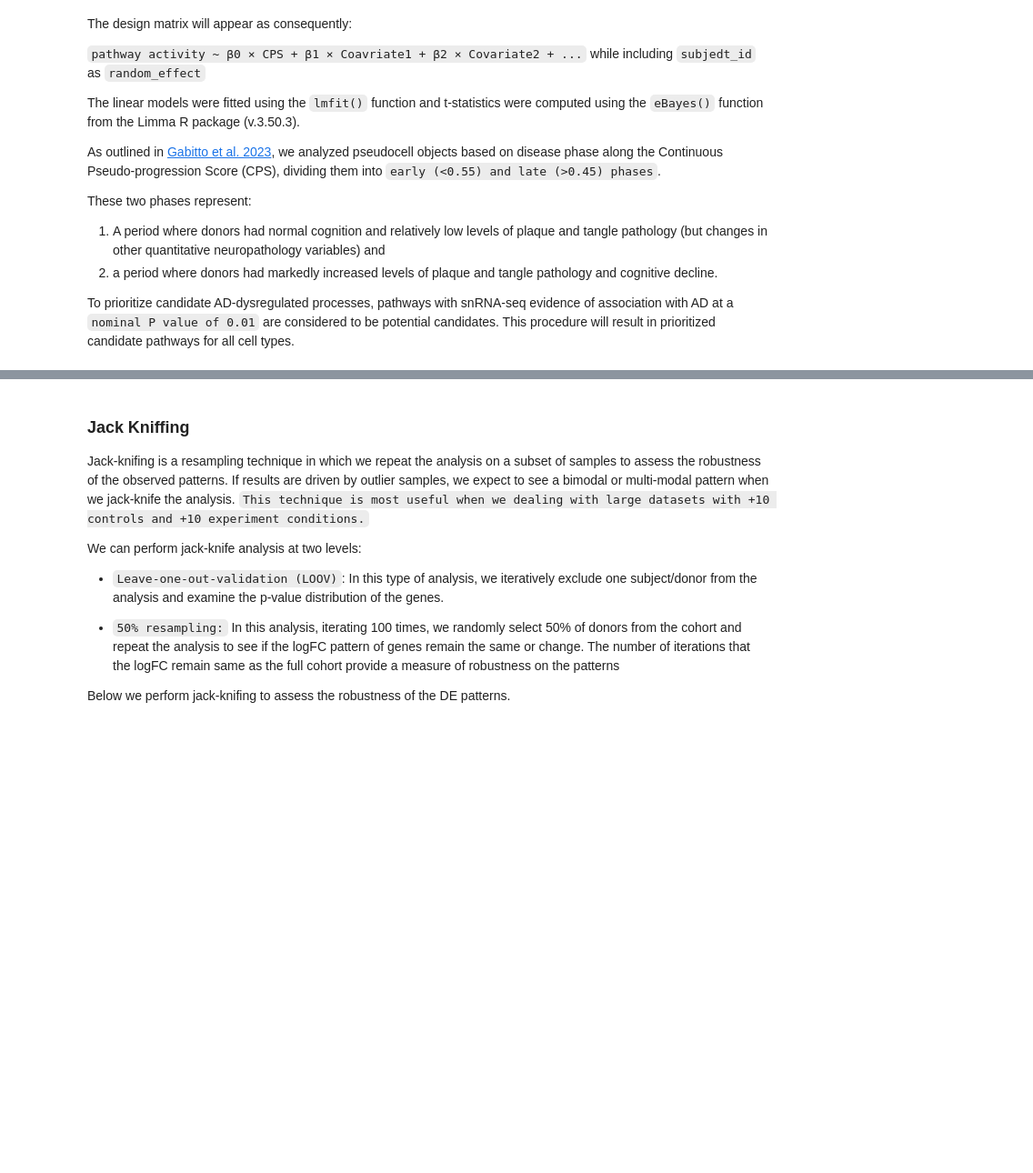
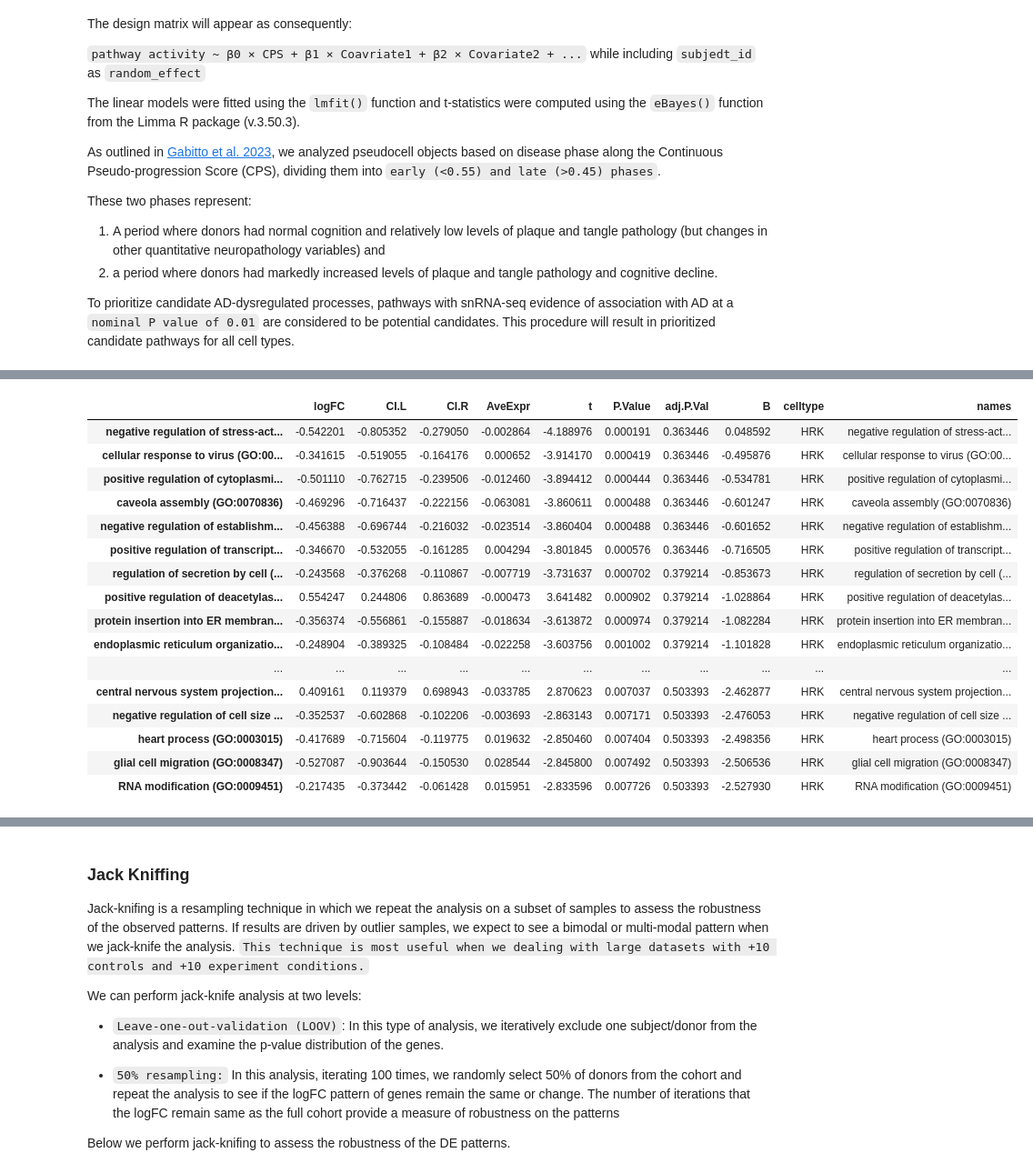
Before and after one commit to TemiLeke/cell_cell_communication, a Jupyter notebook: scripts/pathway_analysis.ipynb, the cells around one changed output, grey strips where cells are left out. Shown: that part at 91% size. Cells and saved outputs as stored; diff of their text form; code cells hidden in the pictures; blank space fills up the shorter version.

```diff
--- a/scripts/pathway_analysis.ipynb
+++ b/scripts/pathway_analysis.ipynb
@@ -824,6 +853,7 @@ if (count_agg_strategy != 'standardbulk') {
             .sconline.FilterGenesByExpr(summed_counts_per_celltype[[cell_type]],
                                         raw_sce = adata_annot[, colData(adata_annot)[, cell_type_column] == cell_type],
                                         threshold = gene_celltype_threshold,
+                                        filter_from = 'raw',
                                         TMMnorm = TRUE,
                                         quantile.norm = FALSE,
                                         prior.count = 0.25)
@@ -1031,7 +1077,7 @@ Here, we instead set `max.sz=500`, as described in the [**GSVA Tutorial**](http:
 %%R -o gsva_scores
 
 gsva_scores = list()
-gene_sets <- c('low_removed_gabitto', 'low_removed_galea')
+gene_sets <- c('low_removed_cura_terms', 'low_removed_bp')
 
 # iterate over celltypes and perform gsva
 for (gs in gene_sets){
@@ -1143,7 +1189,7 @@ if (factor == 'ContinuousPseudoprogressionScore'){
     all_data[[gs]] <- list()
     all_data[[gs]][['fits_all']] = fits
 
-    for (cell_type in names(summed_counts_per_celltype)){
+    for (cell_type in names(all_data[[gs]][['fits_all']])){
       all_data[[gs]][['fits_all']][cell_type][['late_vs_early']] = get_scores(all_data[[gs]][['fits_all']][cell_type][['late_vs_early']])
     }
   }
@@ -1152,7 +1198,7 @@ if (factor == 'ContinuousPseudoprogressionScore'){
 
   for (gs in gene_sets){
 
-    fits = get_fits_cps(gsva_scores[[gs]], summary, covariates, random_effect)
+    fits = get_fits(gsva_scores[[gs]], summary, covariates, random_effect)
 
     all_data[[gs]] <- list()
     all_data[[gs]][['fits_all']] = fits
@@ -1202,0 +1260,31 @@ In addition: Warning messages:
+# %%
+%%R -i cell_supertype
+
+# save all the data
+save_path <- paste0('../results/', save_prefix, '/pathway_analysis/', cell_group, '/')
+
+if (!dir.exists(save_path)) {
+  dir.create(save_path, recursive = TRUE)
+}
+
+cell_supertype <- gsub(" |/", "_", cell_supertype)
+
+print('saving filtered gene sets...')
+saveRDS(pw_data, paste0(save_path, cell_type_column, '_', cell_supertype, '_filtered_genes_sets.rds'))
+print('done.')
+
+print('saving aggregated count data...')
+saveRDS(summed_counts_per_celltype, paste0(save_path, cell_type_column, '_', cell_supertype, '_aggregated_counts.rds'))
+print('done.')
+
+print('saving expressed genes...')
+saveRDS(expressed_genes_per_celltype, paste0(save_path, cell_type_column, '_', cell_supertype, '_expressed_genes.rds'))
+print('done.')
+
+print('saving GSVA scores...')
+saveRDS(gsva_scores, paste0(save_path, cell_type_column, '_', cell_supertype, '_gsva_scores.rds'))
+print('done.')
+
+print('saving Fit scores...')
+saveRDS(all_data, paste0(save_path, cell_type_column, '_', cell_supertype, '_pathway_scores.rds'))
+print('done.')
@@ -1203 +1319,26 @@ In addition: Warning messages:
+# %%
+ct = cell_supertype
+pw = 'low_removed_bp'
+dt = 'ad_vs_no'
+
+tmp2 = all_data[pw]['fits_all'][ct][dt][(abs(all_data[pw]['fits_all'][ct][dt]['P.Value']<0.01))]
+tmp2.head(50)
+# %% [output]
+|  | logFC | CI.L | CI.R | AveExpr | t | P.Value | adj.P.Val | B | celltype | names |
+| negative regulation of stress-act... | -0.542201 | -0.805352 | -0.279050 | -0.002864 | -4.188976 | 0.000191 | 0.363446 | 0.048592 | HRK | negative regulation of stress-act... |
+| cellular response to virus (GO:00... | -0.341615 | -0.519055 | -0.164176 | 0.000652 | -3.914170 | 0.000419 | 0.363446 | -0.495876 | HRK | cellular response to virus (GO:00... |
+| positive regulation of cytoplasmi... | -0.501110 | -0.762715 | -0.239506 | -0.012460 | -3.894412 | 0.000444 | 0.363446 | -0.534781 | HRK | positive regulation of cytoplasmi... |
+| caveola assembly (GO:0070836) | -0.469296 | -0.716437 | -0.222156 | -0.063081 | -3.860611 | 0.000488 | 0.363446 | -0.601247 | HRK | caveola assembly (GO:0070836) |
+| negative regulation of establishm... | -0.456388 | -0.696744 | -0.216032 | -0.023514 | -3.860404 | 0.000488 | 0.363446 | -0.601652 | HRK | negative regulation of establishm... |
+| positive regulation of transcript... | -0.346670 | -0.532055 | -0.161285 | 0.004294 | -3.801845 | 0.000576 | 0.363446 | -0.716505 | HRK | positive regulation of transcript... |
+| regulation of secretion by cell (... | -0.243568 | -0.376268 | -0.110867 | -0.007719 | -3.731637 | 0.000702 | 0.379214 | -0.853673 | HRK | regulation of secretion by cell (... |
+| positive regulation of deacetylas... | 0.554247 | 0.244806 | 0.863689 | -0.000473 | 3.641482 | 0.000902 | 0.379214 | -1.028864 | HRK | positive regulation of deacetylas... |
+| protein insertion into ER membran... | -0.356374 | -0.556861 | -0.155887 | -0.018634 | -3.613872 | 0.000974 | 0.379214 | -1.082284 | HRK | protein insertion into ER membran... |
+| endoplasmic reticulum organizatio... | -0.248904 | -0.389325 | -0.108484 | -0.022258 | -3.603756 | 0.001002 | 0.379214 | -1.101828 | HRK | endoplasmic reticulum organizatio... |
+| ... | ... | ... | ... | ... | ... | ... | ... | ... | ... | ... |
+| central nervous system projection... | 0.409161 | 0.119379 | 0.698943 | -0.033785 | 2.870623 | 0.007037 | 0.503393 | -2.462877 | HRK | central nervous system projection... |
+| negative regulation of cell size ... | -0.352537 | -0.602868 | -0.102206 | -0.003693 | -2.863143 | 0.007171 | 0.503393 | -2.476053 | HRK | negative regulation of cell size ... |
+| heart process (GO:0003015) | -0.417689 | -0.715604 | -0.119775 | 0.019632 | -2.850460 | 0.007404 | 0.503393 | -2.498356 | HRK | heart process (GO:0003015) |
+| glial cell migration (GO:0008347) | -0.527087 | -0.903644 | -0.150530 | 0.028544 | -2.845800 | 0.007492 | 0.503393 | -2.506536 | HRK | glial cell migration (GO:0008347) |
+| RNA modification (GO:0009451) | -0.217435 | -0.373442 | -0.061428 | 0.015951 | -2.833596 | 0.007726 | 0.503393 | -2.527930 | HRK | RNA modification (GO:0009451) |
 # %%
```
Also changed, not shown: parts of 35 cells of this notebook, 15 other files.
